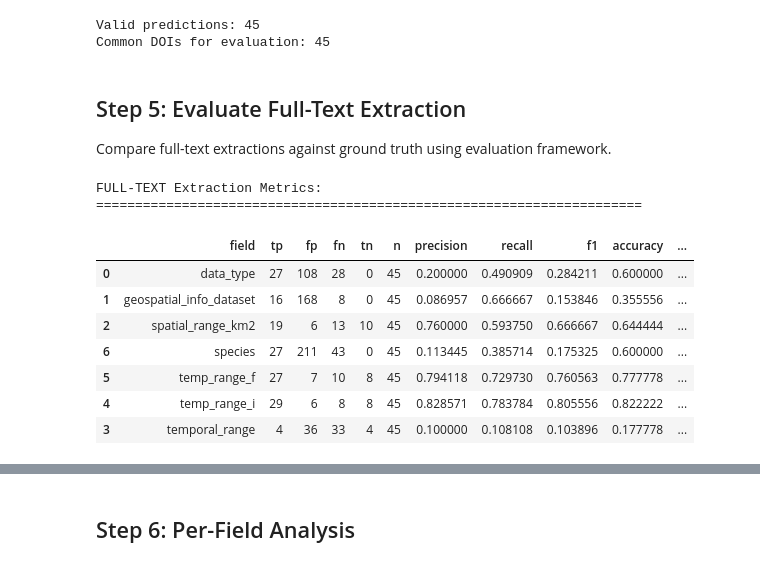
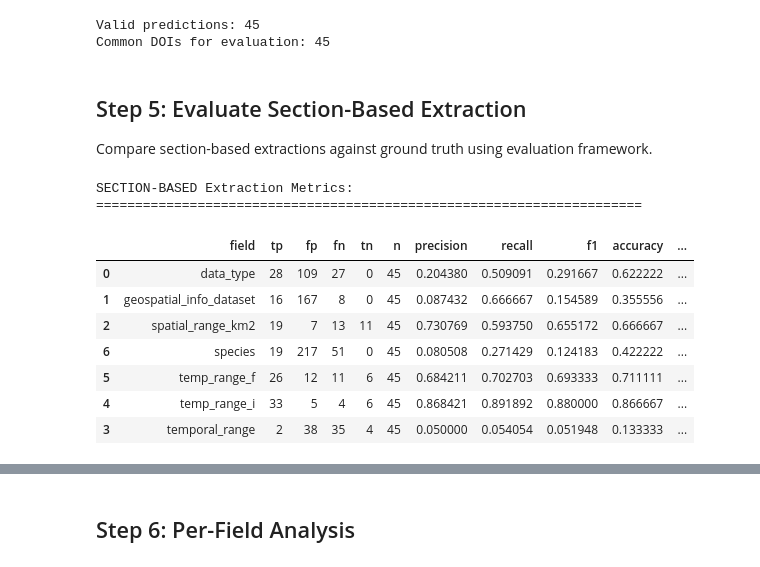
Before and after one commit to BiodiversiteQuebec/llm_metadata, a Jupyter notebook: notebooks/batch_fulltext_evaluation.ipynb, the cells around one changed output, grey strips where cells are left out. Cells and saved outputs as stored; diff of their text form; code cells hidden in the pictures.

```diff
--- a/notebooks/batch_fulltext_evaluation.ipynb
+++ b/notebooks/batch_fulltext_evaluation.ipynb
@@ -219,42 +220,42 @@ for _, row in gt_matched.iterrows():
         pdf_path = PDF_DIR.parent / manifest_row.iloc[0]['downloaded_pdf_path']
 
     if pdf_path.exists():
-        input_records.append(FulltextInputRecord(
-            article_doi=article_doi,
-            dataset_doi=dataset_doi,
+        # Use SectionInputRecord with metadata for tracking
+        input_records.append(SectionInputRecord(
+            id=dataset_doi,  # Use dataset DOI as ID
             pdf_path=str(pdf_path),
+            metadata={
+                "article_doi": article_doi,
+                "dataset_doi": dataset_doi,
+            }
         ))
 
 print(f"Input records to process: {len(input_records)}")
 # %% [output]
 Input records to process: 70
 # %%
-# Process PDFs using STAGED PIPELINE with separate parallelization
-# Stage 1: GROBID parsing (max_workers=10) - GROBID handles concurrency well
-# Stage 2: Prompt building (max_workers=5) - CPU-bound
-# Stage 3: GPT classification (max_workers=5) - API rate limits
+# Process PDFs using SECTION PIPELINE
+# Uses ThreadPoolTaskRunner for parallel processing
 
 timestamp = datetime.now().strftime("%Y%m%d_%H%M%S")
-output_manifest_path = OUTPUT_DIR / f"fulltext_results_{timestamp}.csv"
+output_manifest_path = OUTPUT_DIR / f"section_results_{timestamp}.csv"
 OUTPUT_DIR.mkdir(parents=True, exist_ok=True)
 
-print(f"Running STAGED pipeline on {len(input_records)} PDFs...")
-print(f"Using {config.gpt_config.model} with {config.gpt_config.reasoning}")
+print(f"Running section-based pipeline on {len(input_records)} PDFs...")
+print(f"Using {config.model} with {config.reasoning}")
+print(f"System prompt: {config.system_message[:80]}...")
 print()
 
-# Run the staged Prefect flow with separate parallelization per stage
-results = staged_fulltext_pipeline(
+# Run the Prefect flow with section-based extraction
+results = section_classification_flow(
     input_records=input_records,
     config=config,
     output_manifest=output_manifest_path,
-    grobid_workers=10,  # Higher parallelization for GROBID
-    gpt_workers=5,       # Controlled parallelization for GPT API
 )
 
 # Summary
 success_count = sum(1 for r in results if r.status == "success")
 error_count = sum(1 for r in results if r.status == "error")
-skipped_count = sum(1 for r in results if r.status == "skipped")
-print(f"\nProcessing complete: {success_count} success, {error_count} errors, {skipped_count} skipped")
+print(f"\nProcessing complete: {success_count} success, {error_count} errors")
 print(f"Results saved to: {output_manifest_path}")
 # %% [output]
@@ -287,7 +289,8 @@ for result in results:
     if result.status != "success" or not result.extraction:
         continue
 
-    dataset_doi = result.dataset_doi
+    # SectionOutputRecord uses 'id' field (which we set to dataset_doi)
+    dataset_doi = result.id
     if not dataset_doi:
         continue
 
@@ -307,50 +310,50 @@ print(f"Common DOIs for evaluation: {len(common_dois)}")
 Valid predictions: 45
 Common DOIs for evaluation: 45
 # %% [markdown]
-## Step 5: Evaluate Full-Text Extraction
+## Step 5: Evaluate Section-Based Extraction
 
-Compare full-text extractions against ground truth using evaluation framework.
+Compare section-based extractions against ground truth using evaluation framework.
 # %%
 # Evaluation fields
 EVAL_FIELDS = [
     'data_type', 'geospatial_info_dataset', 'spatial_range_km2',
     'temporal_range', 'temp_range_i', 'temp_range_f', 'species'
 ]
 
 # Evaluation configuration with fuzzy matching for species
 eval_config = EvaluationConfig(
     casefold_strings=True,
     treat_lists_as_sets=True,
     fuzzy_match_fields={
         'species': FuzzyMatchConfig(threshold=80),
     }
 )
 
 # Filter to common DOIs
 true_by_id = {doi: ground_truth_by_dataset[doi] for doi in common_dois}
 pred_by_id = {doi: predictions_by_dataset[doi] for doi in common_dois}
 
 # Run evaluation
-fulltext_report = evaluate_indexed(
+section_report = evaluate_indexed(
     true_by_id=true_by_id,
     pred_by_id=pred_by_id,
     fields=EVAL_FIELDS,
     config=eval_config,
 )
 
-print("FULL-TEXT Extraction Metrics:")
+print("SECTION-BASED Extraction Metrics:")
 print("=" * 70)
-display(fulltext_report.metrics_to_pandas())
+display(section_report.metrics_to_pandas())
 # %% [output]
-FULL-TEXT Extraction Metrics:
+SECTION-BASED Extraction Metrics:
 ======================================================================
 |  | field | tp | fp | fn | tn | n | precision | recall | f1 | accuracy | ... |
-| 0 | data_type | 27 | 108 | 28 | 0 | 45 | 0.200000 | 0.490909 | 0.284211 | 0.600000 | ... |
-| 1 | geospatial_info_dataset | 16 | 168 | 8 | 0 | 45 | 0.086957 | 0.666667 | 0.153846 | 0.355556 | ... |
-| 2 | spatial_range_km2 | 19 | 6 | 13 | 10 | 45 | 0.760000 | 0.593750 | 0.666667 | 0.644444 | ... |
-| 6 | species | 27 | 211 | 43 | 0 | 45 | 0.113445 | 0.385714 | 0.175325 | 0.600000 | ... |
-| 5 | temp_range_f | 27 | 7 | 10 | 8 | 45 | 0.794118 | 0.729730 | 0.760563 | 0.777778 | ... |
-| 4 | temp_range_i | 29 | 6 | 8 | 8 | 45 | 0.828571 | 0.783784 | 0.805556 | 0.822222 | ... |
-| 3 | temporal_range | 4 | 36 | 33 | 4 | 45 | 0.100000 | 0.108108 | 0.103896 | 0.177778 | ... |
+| 0 | data_type | 28 | 109 | 27 | 0 | 45 | 0.204380 | 0.509091 | 0.291667 | 0.622222 | ... |
+| 1 | geospatial_info_dataset | 16 | 167 | 8 | 0 | 45 | 0.087432 | 0.666667 | 0.154589 | 0.355556 | ... |
+| 2 | spatial_range_km2 | 19 | 7 | 13 | 11 | 45 | 0.730769 | 0.593750 | 0.655172 | 0.666667 | ... |
+| 6 | species | 19 | 217 | 51 | 0 | 45 | 0.080508 | 0.271429 | 0.124183 | 0.422222 | ... |
+| 5 | temp_range_f | 26 | 12 | 11 | 6 | 45 | 0.684211 | 0.702703 | 0.693333 | 0.711111 | ... |
+| 4 | temp_range_i | 33 | 5 | 4 | 6 | 45 | 0.868421 | 0.891892 | 0.880000 | 0.866667 | ... |
+| 3 | temporal_range | 2 | 38 | 35 | 4 | 45 | 0.050000 | 0.054054 | 0.051948 | 0.133333 | ... |
 # %%
 # Aggregate metrics
```
Also changed, not shown: parts of 15 cells of this notebook, 14 other files.
